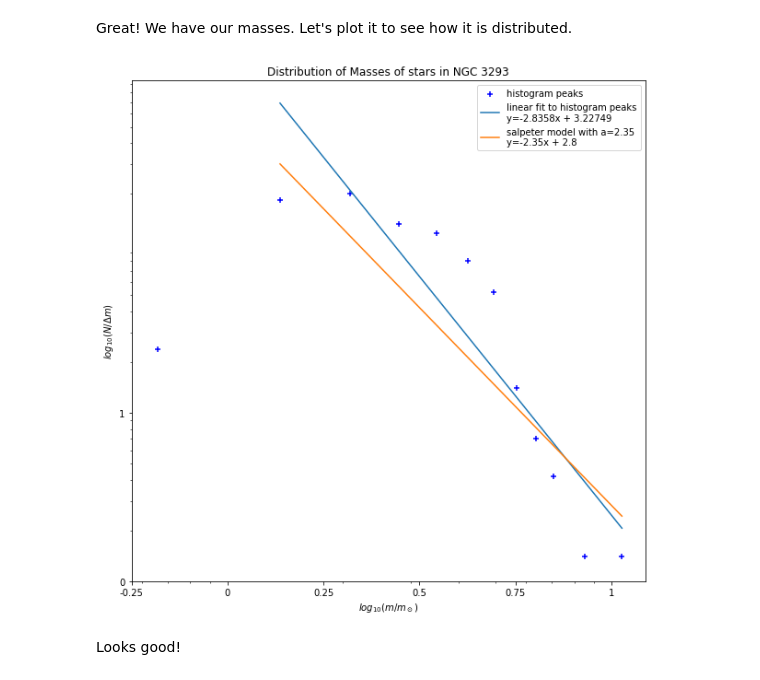
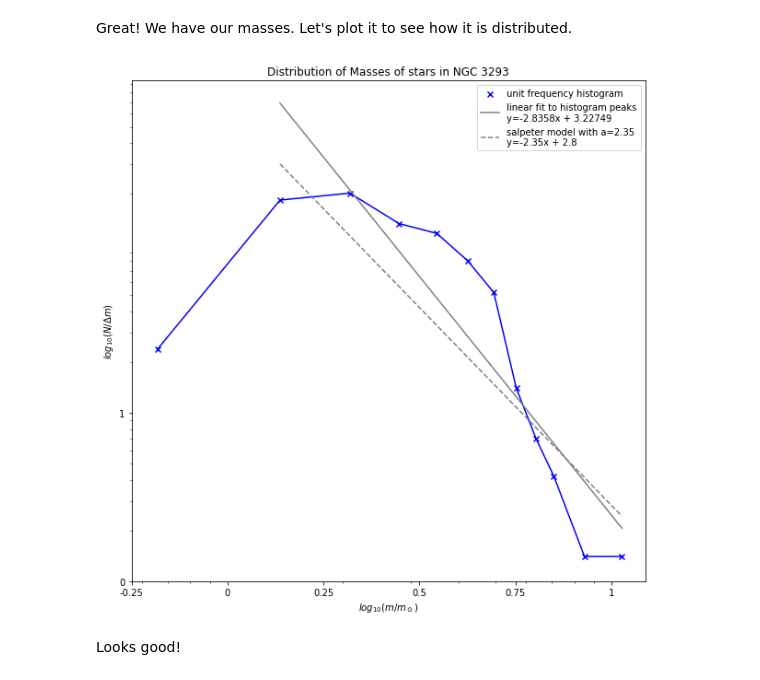
Before and after one commit to cedliang/ASP3231-Project-NGC-3293-, a Jupyter notebook: src/masses.ipynb, the cells around one changed output. Saved outputs shown, nothing was run; the diff lists cells and outputs as text; code cells hidden in the pictures.

Commit message:
change graph colouring

```diff
--- a/src/masses.ipynb
+++ b/src/masses.ipynb
@@ -160,36 +160,37 @@ loghistys = np.log10(np.array(plotys))[1:]
 
 # make lin fit
 linfit = np.polyfit(loghistxs, loghistys, 1)
 
 # salpeter
 salpeter = [-2.35, 2.8]
 
 x_ticks = [10**-0.25, 1, 10**0.25, 10**0.5, 10**0.75, 10**1]
 x_tick_labels = [-0.25, 0, 0.25, 0.5, 0.75, 1]
 
 y_ticks = [1, 10]
 y_tick_labels = [0, 1]
 
 plt.rcParams["figure.figsize"] = (10, 10)
-plt.scatter(plotxs, plotys, marker='+', color='b', label='histogram peaks')
+plt.scatter(plotxs, plotys, marker='x', color='b', label='unit frequency histogram')
+plt.plot(plotxs, plotys, color='b')
 # our linfit
-plt.plot(10**(loghistxs), 10**((lambda x: x * linfit[0] + linfit[1])(loghistxs)), label=f'linear fit to histogram peaks\ny={str(linfit[0])[:7]}x + {str(linfit[1])[:7]}')
+plt.plot(10**(loghistxs), 10**((lambda x: x * linfit[0] + linfit[1])(loghistxs)), color='grey', label=f'linear fit to histogram peaks\ny={str(linfit[0])[:7]}x + {str(linfit[1])[:7]}')
 # salpeter fit for stars above 1 solar mass
-plt.plot(10**(loghistxs), 10**((lambda x: x * salpeter[0] + salpeter[1])(loghistxs)), label=f'salpeter model with a=2.35\ny={str(salpeter[0])[:7]}x + {str(salpeter[1])[:7]}', linestyle='dashed', )
+plt.plot(10**(loghistxs), 10**((lambda x: x * salpeter[0] + salpeter[1])(loghistxs)),color='grey', label=f'salpeter model with a=2.35\ny={str(salpeter[0])[:7]}x + {str(salpeter[1])[:7]}', linestyle='dashed', )
 
 
 plt.xscale('log')
 plt.yscale('log')
 plt.xticks([], [])
 plt.xticks(x_ticks, x_tick_labels)
 plt.yticks([], [])
 plt.yticks(y_ticks, y_tick_labels)
 plt.ylabel("$log_{10}(N/{\Delta m})$")
 plt.xlabel("$log_{10}(m/{m_\odot}$)")
 plt.title("Distribution of Masses of stars in NGC 3293")
 plt.legend(loc='best')
 plt.show()
 # %% [output]
-[figure, old version]
+[figure, new version]
 # %% [markdown]
 Looks good!
```
